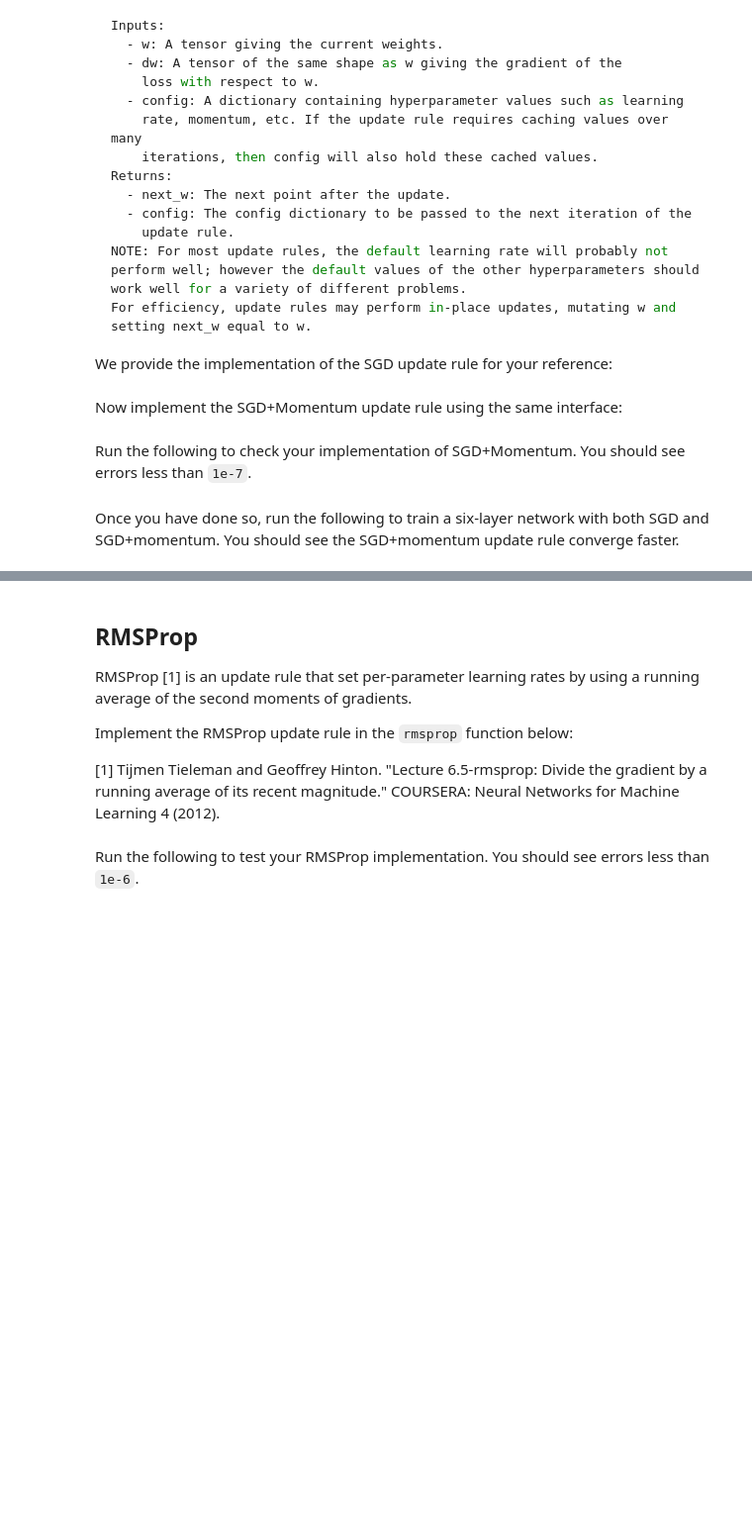
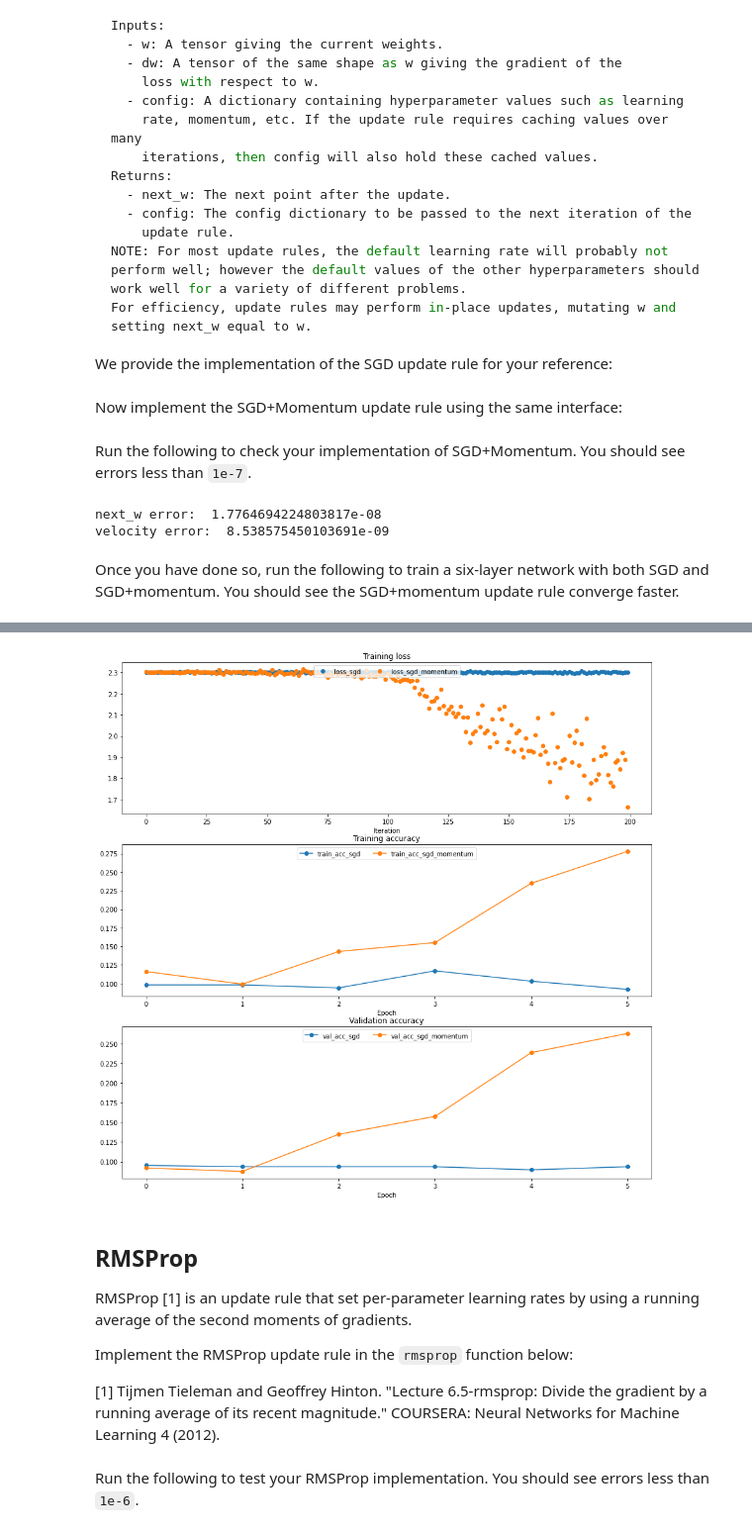
Before and after one commit to amsavchenko/eecs-498-007, a Jupyter notebook: assignment_3/fully_connected_networks.ipynb, the cells around one changed output, grey strips where cells are left out. Shown: that part at 99% size. Saved outputs shown, nothing was run; the diff lists cells and outputs as text; code cells hidden in the pictures; blank space fills up the shorter version.

```diff
--- a/assignment_3/fully_connected_networks.ipynb
+++ b/assignment_3/fully_connected_networks.ipynb
@@ -966,15 +966,23 @@ class FullyConnectedNet(object):
     # Replace "pass" statement with your code
 
     caches = []
+    dropout_caches = []
 
     # first {Linear - ReLU} (use incoming X)
     h, h_cache = Linear_ReLU.forward(X, self.params['W1'], self.params['b1'])
     caches.append(h_cache)
+    if self.use_dropout:
+      h, d_cache = Dropout.forward(h, self.dropout_param)
+      dropout_caches.append(d_cache)
+
 
     # {Linear - ReLU} x (L - 2)
     for i in range(1, self.num_layers - 1):
       h, h_cache = Linear_ReLU.forward(h, self.params[f'W{i+1}'], self.params[f'b{i+1}'])
       caches.append(h_cache)
+      if self.use_dropout:
+        h, d_cache = Dropout.forward(h, self.dropout_param)
+        dropout_caches.append(d_cache)
 
     # compute scores using {Linear} L-layer
     scores, scores_cache = Linear.forward(h,
@@ -1012,7 +1020,10 @@ class FullyConnectedNet(object):
 
     # backward pass of {Linear - ReLU} x (L - 1) layers
     for i in range(self.num_layers - 1, 0, -1):
+      if self.use_dropout:
+        dh = Dropout.backward(dh, dropout_caches[i-1])
       dh, grads[f'W{i}'], grads[f'b{i}'] = Linear_ReLU.backward(dh, caches[i-1])
+
 
     # add regularization to dW_i from W_i
     for i in range(1, self.num_layers + 1):
@@ -1247,7 +1258,7 @@ def sgd_momentum(w, dw, config=None):
   - learning_rate: Scalar learning rate.
   - momentum: Scalar between 0 and 1 giving the momentum value.
     Setting momentum = 0 reduces to sgd.
-  - velocity: A numpy array of the same shape as w and dw used to store a
+  - velocity: A torch tensor of the same shape as w and dw used to store a
     moving average of the gradients.
   """
   if config is None: config = {}
@@ -1261,7 +1272,8 @@ def sgd_momentum(w, dw, config=None):
   # the next_w variable. You should also use and update the velocity v.       #
   #############################################################################
   # Replace "pass" statement with your code
-  pass
+  v = config['momentum'] * v - config['learning_rate'] * dw
+  next_w = w + v
   #############################################################################
   #                              END OF YOUR CODE                             #
   #############################################################################
@@ -1297,6 +1309,9 @@ expected_velocity = torch.tensor([
 # Should see relative errors around e-8 or less
 print('next_w error: ', rel_error(next_w, expected_next_w))
 print('velocity error: ', rel_error(expected_velocity, config['velocity']))
+# %% [output]
+next_w error:  1.7764694224803817e-08
+velocity error:  8.538575450103691e-09
 # %% [markdown]
 Once you have done so, run the following to train a six-layer network with both SGD and SGD+momentum. You should see the SGD+momentum update rule converge faster.
 # %%
@@ -1313,7 +1328,7 @@ solvers = {}
 for update_rule_name, update_rule_fn in [('sgd', sgd), ('sgd_momentum', sgd_momentum)]:
   print('running with ', update_rule_name)
   model = FullyConnectedNet([100, 100, 100, 100, 100], weight_scale=5e-2,
-                            **to_float_cuda)
+                            **to_double_cuda) # AGAIN! CHANGE IT TO double
 
   solver = Solver(model, small_data,
                   num_epochs=5, batch_size=100,
@@ -1352,3 +1367,4 @@ plt.legend(loc='upper center', ncol=4)
 
 plt.gcf().set_size_inches(15, 15)
 plt.show()
+# %% [output]
@@ -1355,3 +1388,4 @@ plt.show()
+[figure, added]
 # %% [markdown]
 ## RMSProp
 RMSProp [1] is an update rule that set per-parameter learning rates by using a running average of the second moments of gradients.
```
Also changed, not shown: parts of 18 cells of this notebook.
